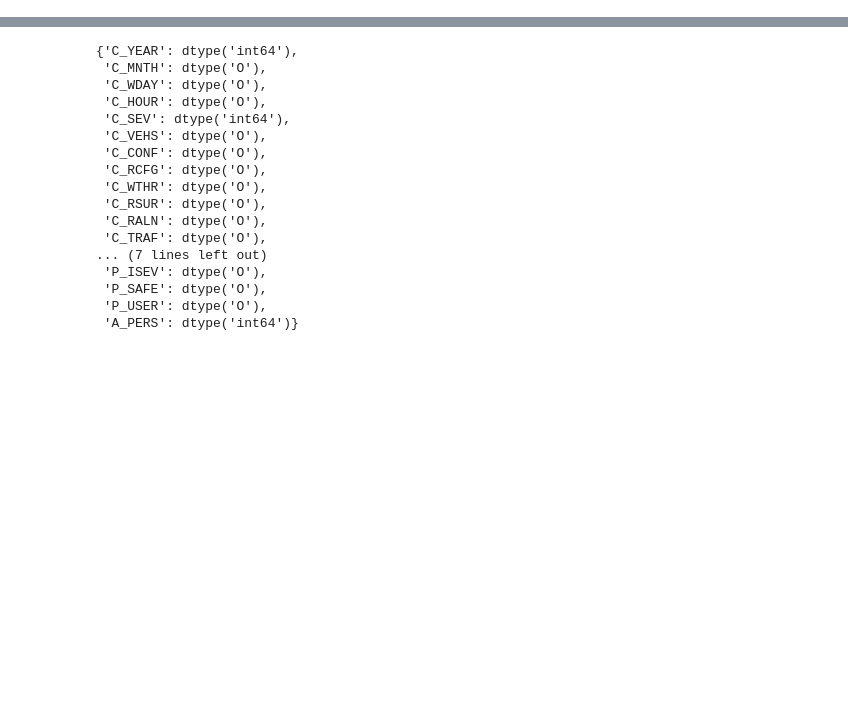
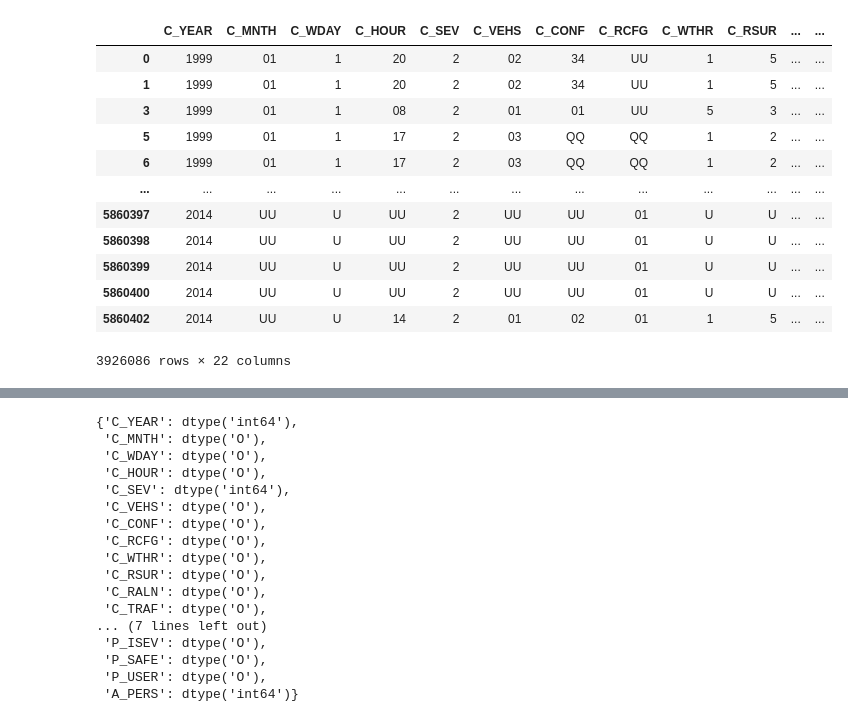
Before and after one commit to Randy03/cunef_ml_canadian_crash, a Jupyter notebook: EDA.ipynb, the cells around one changed output, grey strips where cells are left out. Saved outputs shown, nothing was run; the diff lists cells and outputs as text; code cells hidden in the pictures; blank space fills up the shorter version.

```diff
--- a/EDA.ipynb
+++ b/EDA.ipynb
@@ -26,0 +50,18 @@ data = data.merge(data[group_by_columns].groupby(group_by_columns).size().reset_
+# %%
+#quedarse solo con los drivers
+data = data[data['P_PSN']=="11"]
+data
+# %% [output]
+|  | C_YEAR | C_MNTH | C_WDAY | C_HOUR | C_SEV | C_VEHS | C_CONF | C_RCFG | C_WTHR | C_RSUR | ... | ... |
+| 0 | 1999 | 01 | 1 | 20 | 2 | 02 | 34 | UU | 1 | 5 | ... | ... |
+| 1 | 1999 | 01 | 1 | 20 | 2 | 02 | 34 | UU | 1 | 5 | ... | ... |
+| 3 | 1999 | 01 | 1 | 08 | 2 | 01 | 01 | UU | 5 | 3 | ... | ... |
+| 5 | 1999 | 01 | 1 | 17 | 2 | 03 | QQ | QQ | 1 | 2 | ... | ... |
+| 6 | 1999 | 01 | 1 | 17 | 2 | 03 | QQ | QQ | 1 | 2 | ... | ... |
+| ... | ... | ... | ... | ... | ... | ... | ... | ... | ... | ... | ... | ... |
+| 5860397 | 2014 | UU | U | UU | 2 | UU | UU | 01 | U | U | ... | ... |
+| 5860398 | 2014 | UU | U | UU | 2 | UU | UU | 01 | U | U | ... | ... |
+| 5860399 | 2014 | UU | U | UU | 2 | UU | UU | 01 | U | U | ... | ... |
+| 5860400 | 2014 | UU | U | UU | 2 | UU | UU | 01 | U | U | ... | ... |
+| 5860402 | 2014 | UU | U | 14 | 2 | 01 | 02 | 01 | 1 | 5 | ... | ... |
+3926086 rows × 22 columns
```
Also changed, not shown: parts of 14 cells of this notebook.
